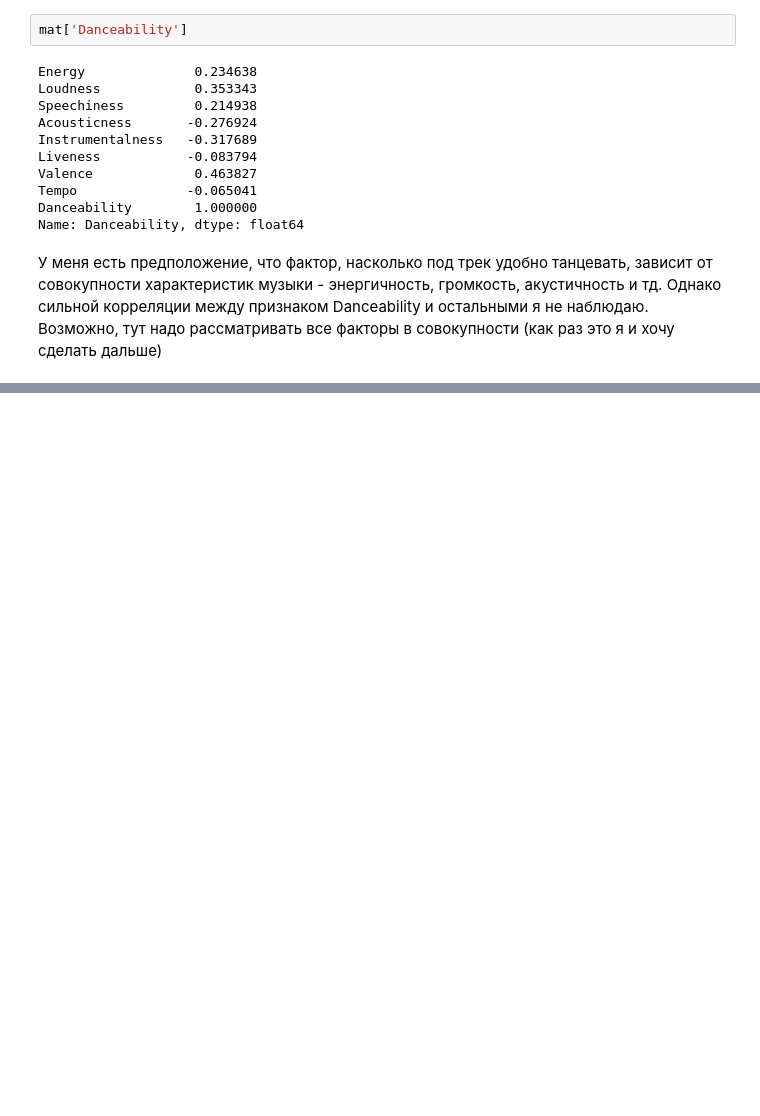
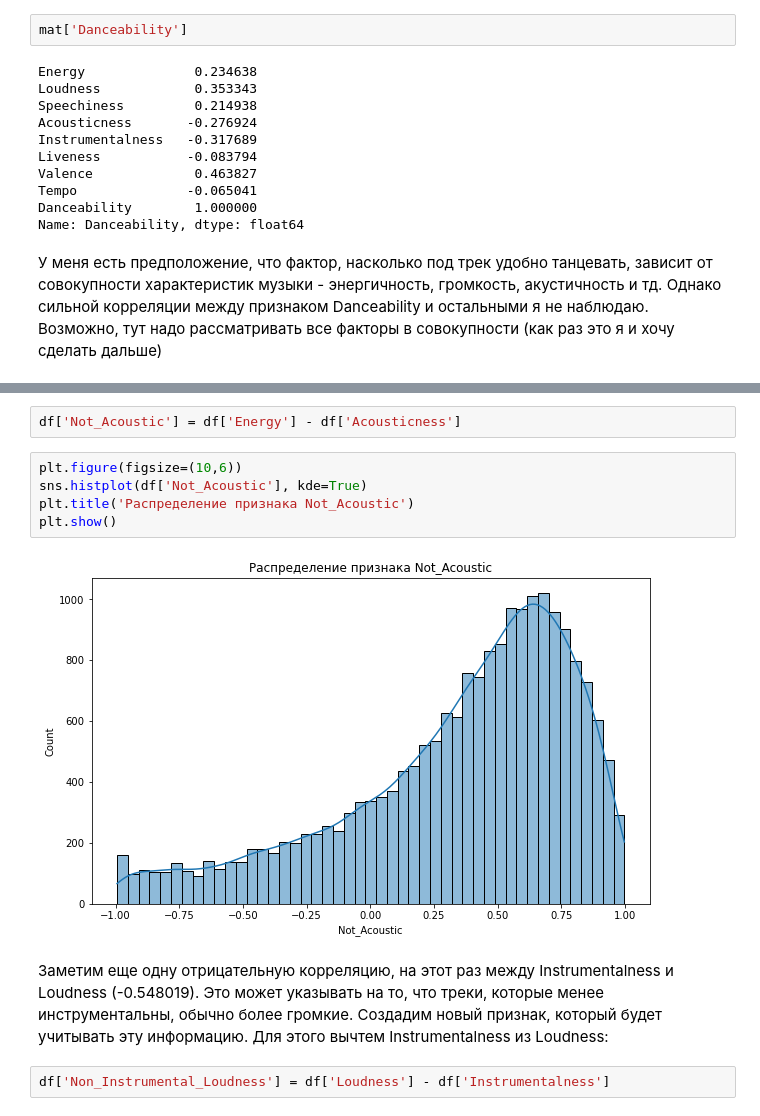
Before and after one commit to SafinaAliya/Project, a Jupyter notebook: Project.ipynb, the cells around one changed output, grey strips where cells are left out. Drawn from its saved outputs; the diff is of its cells as text; blank space fills up the shorter version.

```diff
--- a/Project.ipynb
+++ b/Project.ipynb
@@ -207,0 +247,13 @@ Name: Danceability, dtype: float64
+# %%
+df['Not_Acoustic'] = df['Energy'] - df['Acousticness']
+# %%
+plt.figure(figsize=(10,6))
+sns.histplot(df['Not_Acoustic'], kde=True)
+plt.title('Распределение признака Not_Acoustic')
+plt.show()
+# %% [output]
+[figure, added]
+# %% [markdown]
+Заметим еще одну отрицательную корреляцию, на этот раз между Instrumentalness и Loudness (-0.548019). Это может указывать на то, что треки, которые менее инструментальны, обычно более громкие. Создадим новый признак, который будет учитывать эту информацию. Для этого вычтем Instrumentalness из Loudness:
+# %%
+df['Non_Instrumental_Loudness'] = df['Loudness'] - df['Instrumentalness']
```
Also changed, not shown: parts of 13 cells of this notebook.
